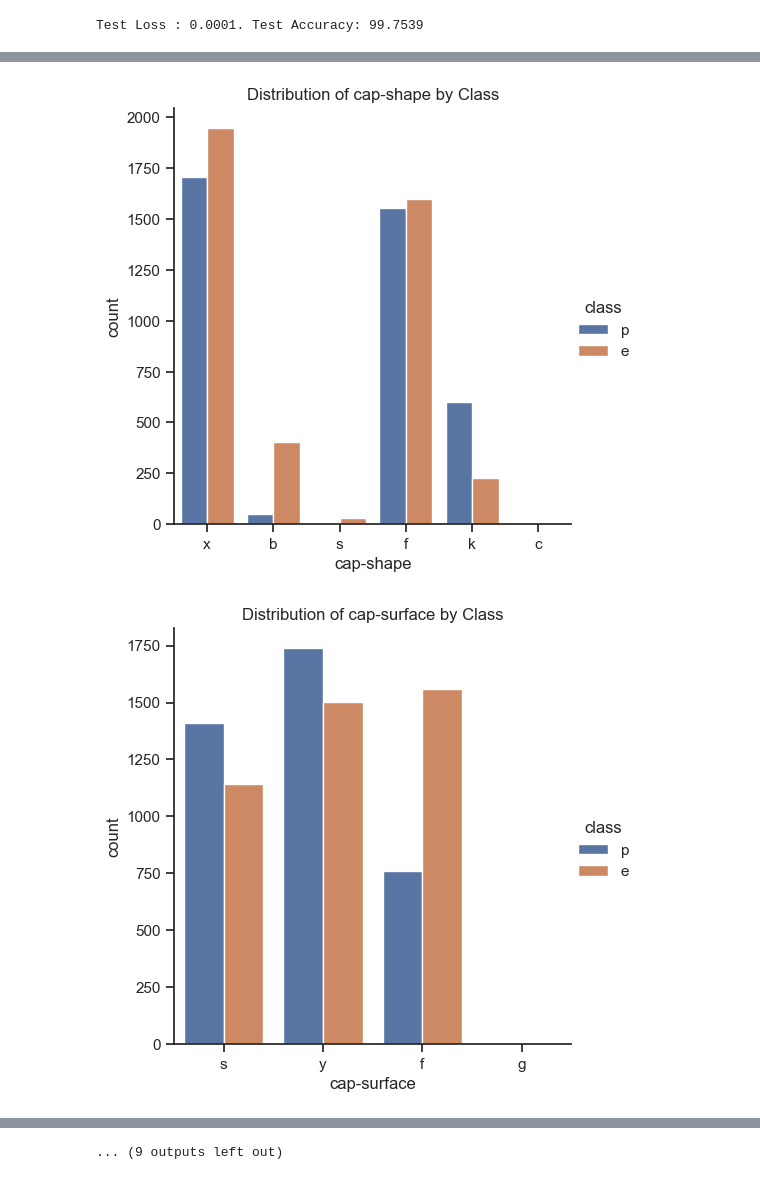
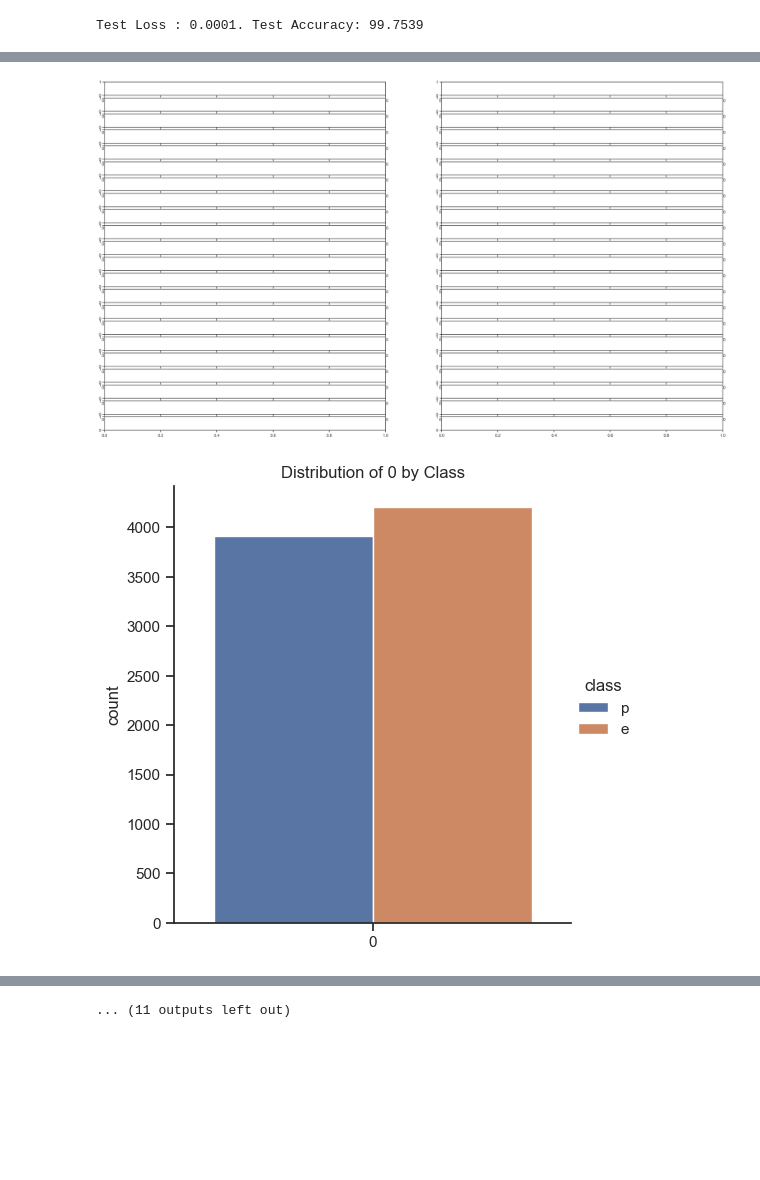
Before and after one commit to eren9677/CEN-451, a Jupyter notebook: mushroom.ipynb, the cells around one changed output, grey strips where cells are left out. Drawn from its saved outputs; the diff is of its cells as text; code cells hidden in the pictures; blank space fills up the shorter version.

Commit message:
heatmap visualization and categorical deters

```diff
--- a/mushroom.ipynb
+++ b/mushroom.ipynb
@@ -440,9 +444,11 @@ plt.show()
 # %%
-for col in mushroom_copy.columns:
+fig, axs = plt.subplots(nrows=22,ncols=2, figsize=(30,17))
+
+for col, a in enumerate(zip(mushroom_copy.columns,axs)):
     if col != "class":  # Assuming "class" is the target variable
-        sns.catplot(data=mushroom_copy, x=col, hue="class", kind="count")
+        sns.catplot(data=mushroom_copy, x=col, hue="class", kind="count", ax = a)
         plt.title(f"Distribution of {col} by Class")
         plt.show()
 # %% [output]
-[figure, old version]
+[figure, new version]
-[figure, old version]
+[figure, new version]
@@ -459 +465 @@ for col in mushroom_copy.columns:
-... (9 outputs left out)
+... (11 outputs left out)
```
Also changed, not shown: parts of 8 cells of this notebook.
